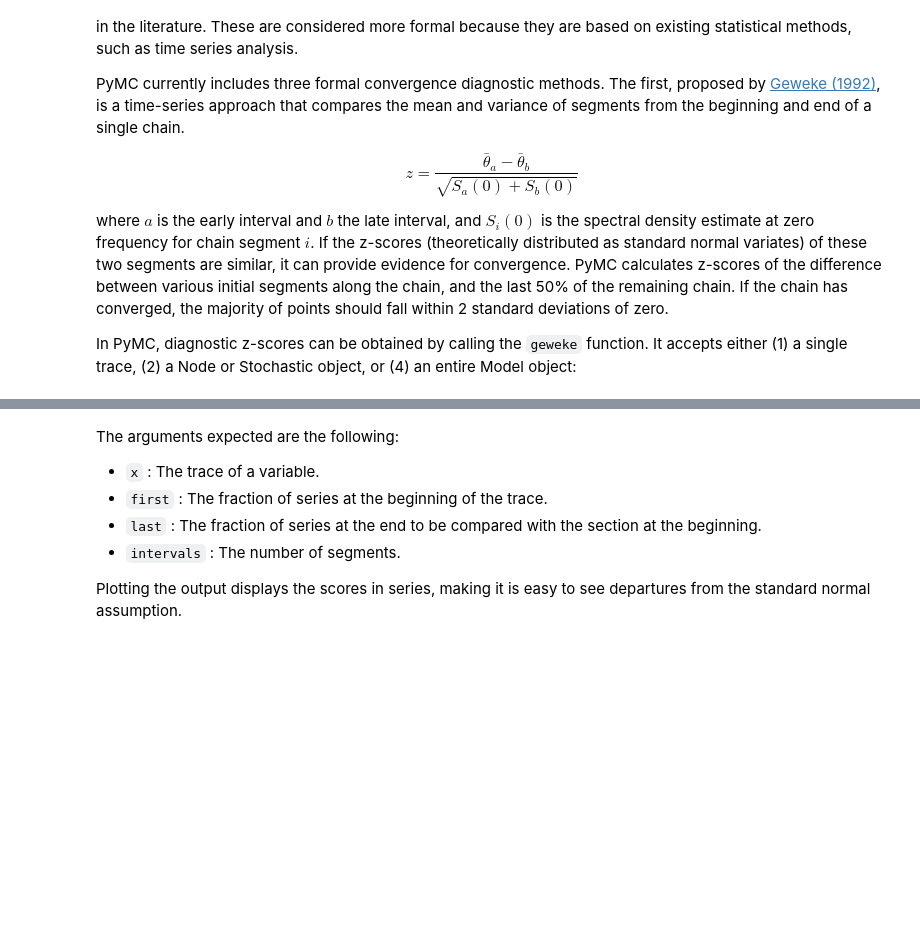
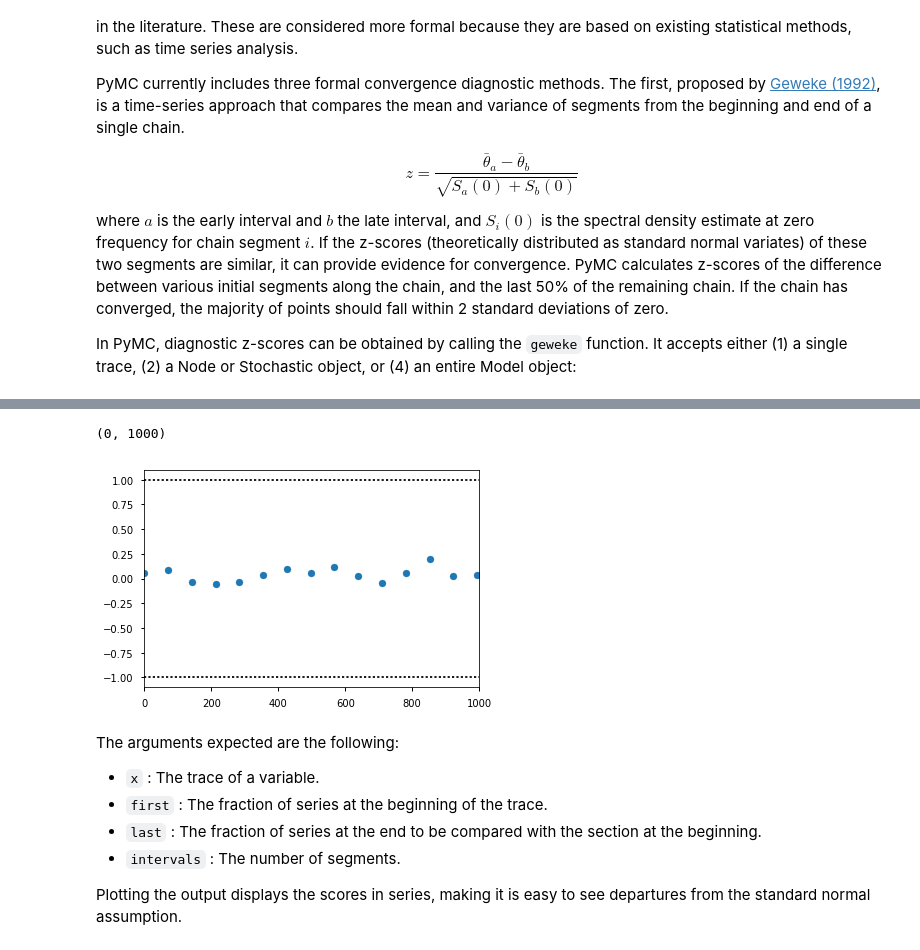
Before and after one commit to fonnesbeck/PyMC3_DataScienceLA, a Jupyter notebook: notebooks/5. Model Checking.ipynb, the cells around one changed output, grey strips where cells are left out. Drawn from its saved outputs; the diff is of its cells as text; code cells hidden in the pictures; blank space fills up the shorter version.

```diff
--- a/notebooks/5. Model Checking.ipynb
+++ b/notebooks/5. Model Checking.ipynb
@@ -190,7 +228,10 @@ z = geweke(tr, intervals=15)
 # %%
-plt.scatter(*z['alpha'].T)
+plt.scatter(*z[0]['alpha'].T)
 plt.hlines([-1,1], 0, 1000, linestyles='dotted')
 plt.xlim(0, 1000)
+# %% [output]
+(0, 1000)
+[figure, added]
 # %% [markdown]
 The arguments expected are the following:
 
```
Also changed, not shown: parts of 13 cells of this notebook, 1 other file.
